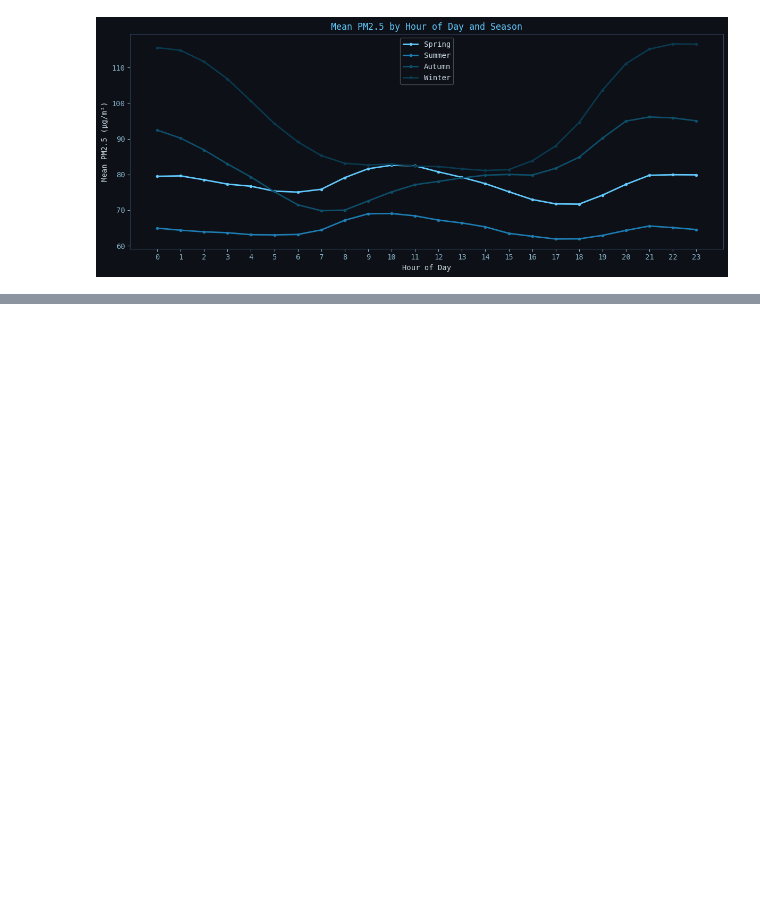
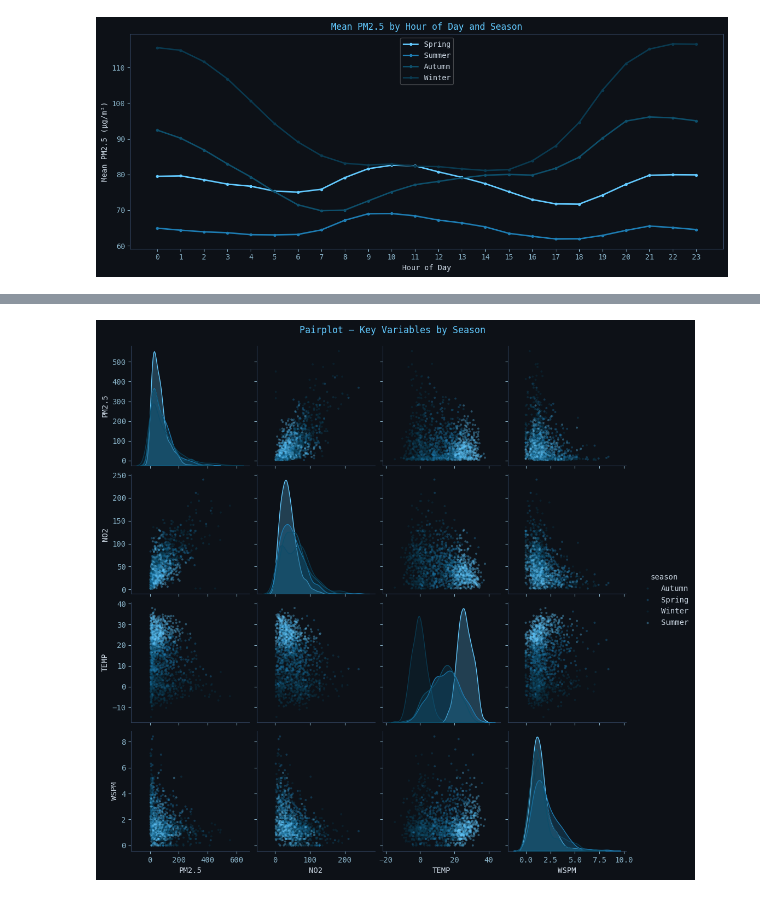
Before and after one commit to Jiyaulhaq1432/Data-Analysis-Air-quality-Analyser-web-app, a Jupyter notebook: Beijing_AQA.ipynb, the cells around one changed output, grey strips where cells are left out. Drawn from its saved outputs; the diff is of its cells as text; code cells hidden in the pictures; blank space fills up the shorter version.

```diff
--- a/Beijing_AQA.ipynb
+++ b/Beijing_AQA.ipynb
@@ -1748,0 +1850,20 @@ plt.tight_layout(); plt.show()
+# %%
+# ── Pairplot — multivariate overview ─────────────────────────────────────────
+pair_vars = [c for c in ["PM2.5","NO2","TEMP","WSPM"] if c in df.columns]
+sample_p  = (df[pair_vars + ["season"]].dropna()
+               .sample(min(1500, len(df)), random_state=42))
+
+g = sns.pairplot(
+    sample_p, hue="season",
+    plot_kws={"alpha": 0.35, "s": 8, "edgecolor": "none"},
+    diag_kind="kde",
+    palette={
+        "Spring": PALETTE[1], "Summer": PALETTE[0],
+        "Autumn": PALETTE[2], "Winter": PALETTE[3],
+    },
+)
+g.fig.patch.set_facecolor("#0d1117")
+g.fig.suptitle("Pairplot — Key Variables by Season", y=1.02, color=ACCENT)
+plt.show()
+# %% [output]
+[figure, added]
```
Also changed, not shown: parts of 5 cells of this notebook.
